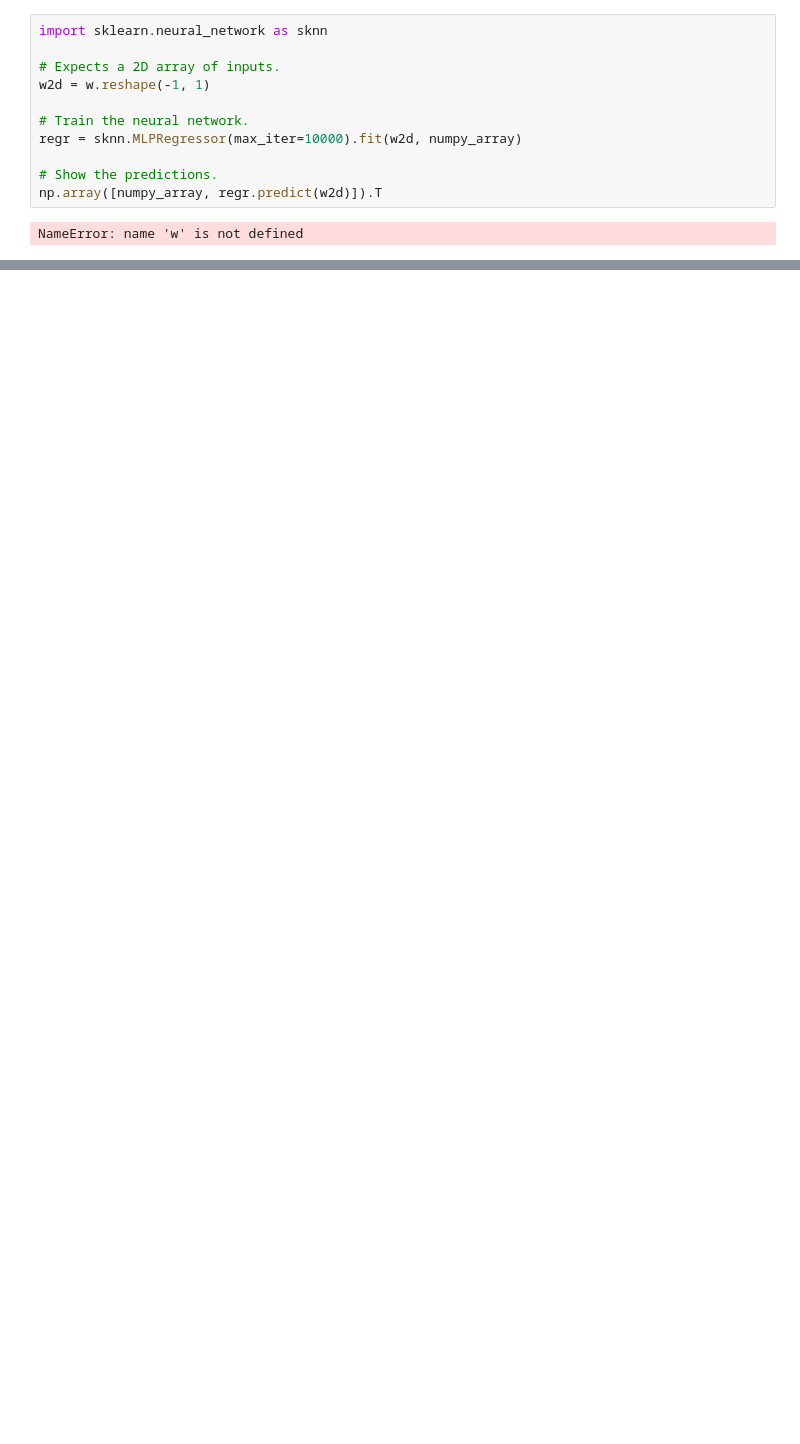
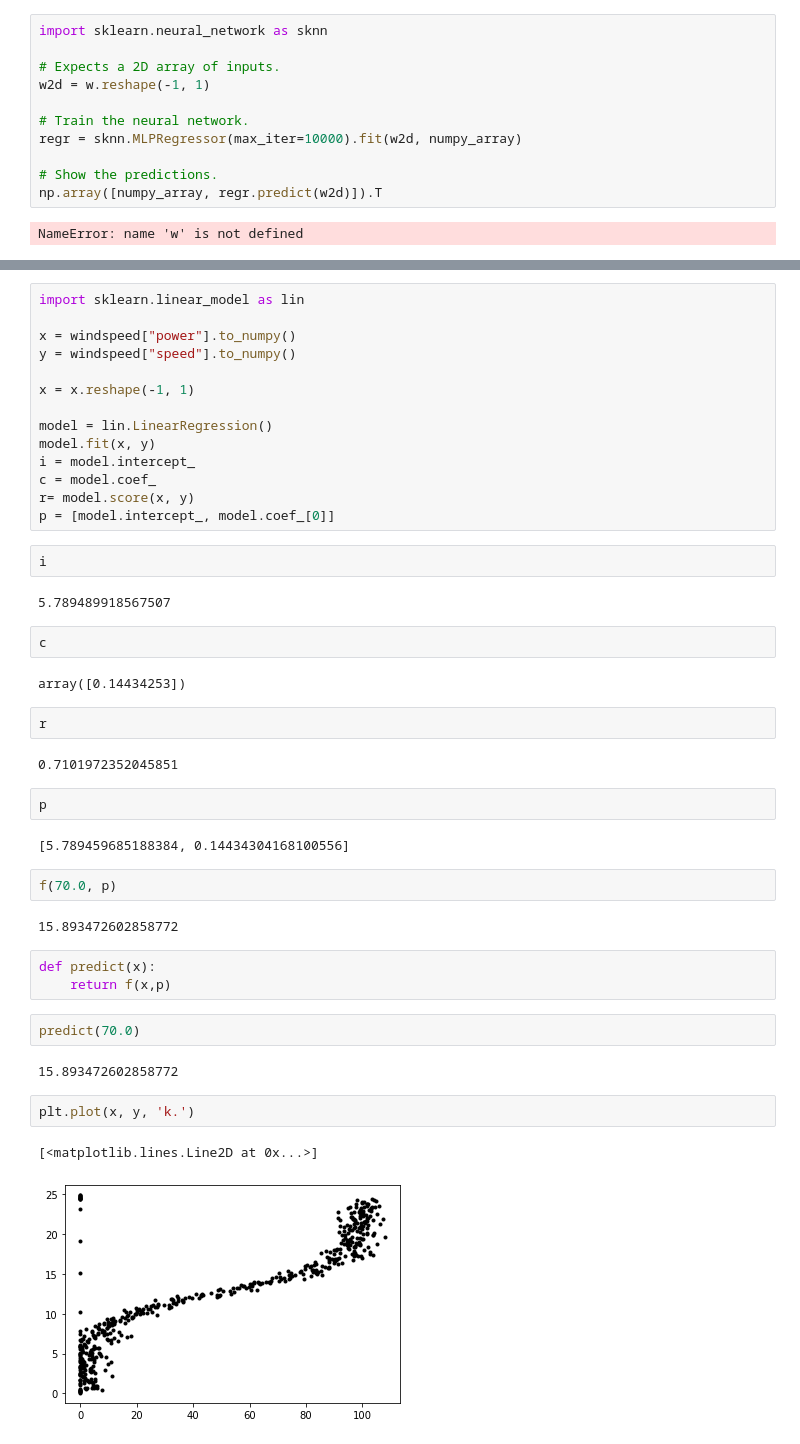
Before and after one commit to garycunningham89/Project-2020, a Jupyter notebook: Project 2020.ipynb, the cells around one changed output, grey strips where cells are left out. Drawn from its saved outputs; the diff is of its cells as text; blank space fills up the shorter version.

Commit message:
PreProcessing and Model Testing

```diff
--- a/Project 2020.ipynb
+++ b/Project 2020.ipynb
@@ -188,0 +220,46 @@ df.to_csv("powerproduction.csv", index=False, float_format='%.3f')
+# %%
+import sklearn.linear_model as lin
+
+x = windspeed["power"].to_numpy()
+y = windspeed["speed"].to_numpy()
+
+x = x.reshape(-1, 1)
+
+model = lin.LinearRegression()
+model.fit(x, y)
+i = model.intercept_
+c = model.coef_
+r= model.score(x, y)
+p = [model.intercept_, model.coef_[0]]
+# %%
+i
+# %% [output]
+5.789489918567507
+# %%
+c
+# %% [output]
+array([0.14434253])
+# %%
+r
+# %% [output]
+0.7101972352045851
+# %%
+p
+# %% [output]
+[5.789459685188384, 0.14434304168100556]
+# %%
+f(70.0, p)
+# %% [output]
+15.893472602858772
+# %%
+def predict(x):
+    return f(x,p)
+# %%
+predict(70.0)
+# %% [output]
+15.893472602858772
+# %%
+plt.plot(x, y, 'k.')
+# %% [output]
+[<matplotlib.lines.Line2D at 0x...>]
+[figure, added]
```
Also changed, not shown: parts of 19 cells of this notebook, 4 other files.
